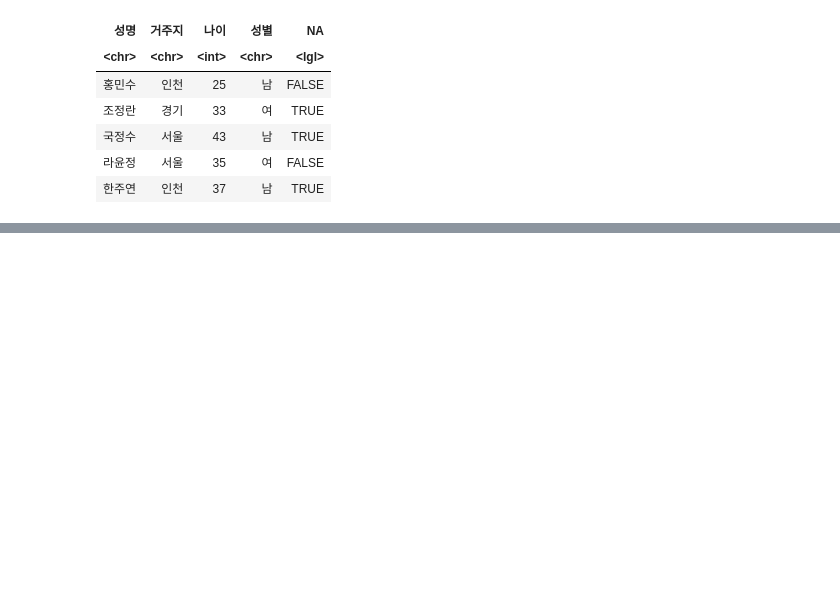
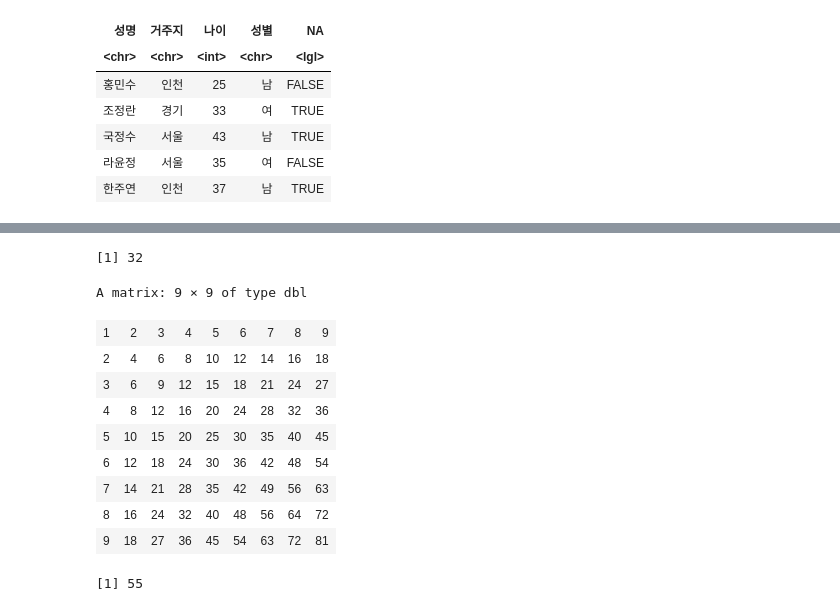
Before and after one commit to yoonyoung27/public_big_data_analysis, a Jupyter notebook: R.ipynb, the cells around one changed output, grey strips where cells are left out. Saved outputs shown, nothing was run; the diff lists cells and outputs as text; code cells hidden in the pictures; blank space fills up the shorter version.

```diff
--- a/R.ipynb
+++ b/R.ipynb
@@ -732,0 +825,41 @@ A data.frame: 5 × 5
+# %%
+a <- c(4,25,8,33,17,20)
+evensum <- 0
+for(x in a){
+    if(x%%2==0) evensum <- evensum+x
+}
+#for(x in 1:length(a)){
+#    if (a[x]%%2==0) evensum <- evensum+x
+#} 과 같은 의미
+evensum
+# %% [output]
+[1] 32
+# %%
+gugudan <- matrix(0, nrow=9, ncol=9)
+for(i in 1:9){
+    for (j in 1:9){
+        gugudan[i,j] <- i*j
+    }
+}
+gugudan
+# %% [output]
+A matrix: 9 × 9 of type dbl
+| 1 | 2 | 3 | 4 | 5 | 6 | 7 | 8 | 9 |
+| 2 | 4 | 6 | 8 | 10 | 12 | 14 | 16 | 18 |
+| 3 | 6 | 9 | 12 | 15 | 18 | 21 | 24 | 27 |
+| 4 | 8 | 12 | 16 | 20 | 24 | 28 | 32 | 36 |
+| 5 | 10 | 15 | 20 | 25 | 30 | 35 | 40 | 45 |
+| 6 | 12 | 18 | 24 | 30 | 36 | 42 | 48 | 54 |
+| 7 | 14 | 21 | 28 | 35 | 42 | 49 | 56 | 63 |
+| 8 | 16 | 24 | 32 | 40 | 48 | 56 | 64 | 72 |
+| 9 | 18 | 27 | 36 | 45 | 54 | 63 | 72 | 81 |
+# %%
+i <- 1
+isum <- 0
+while(i<=10){
+    isum <- isum+i
+    i <- i+1
+}
+isum
+# %% [output]
+[1] 55
```
Also changed, not shown: parts of 11 cells of this notebook.
